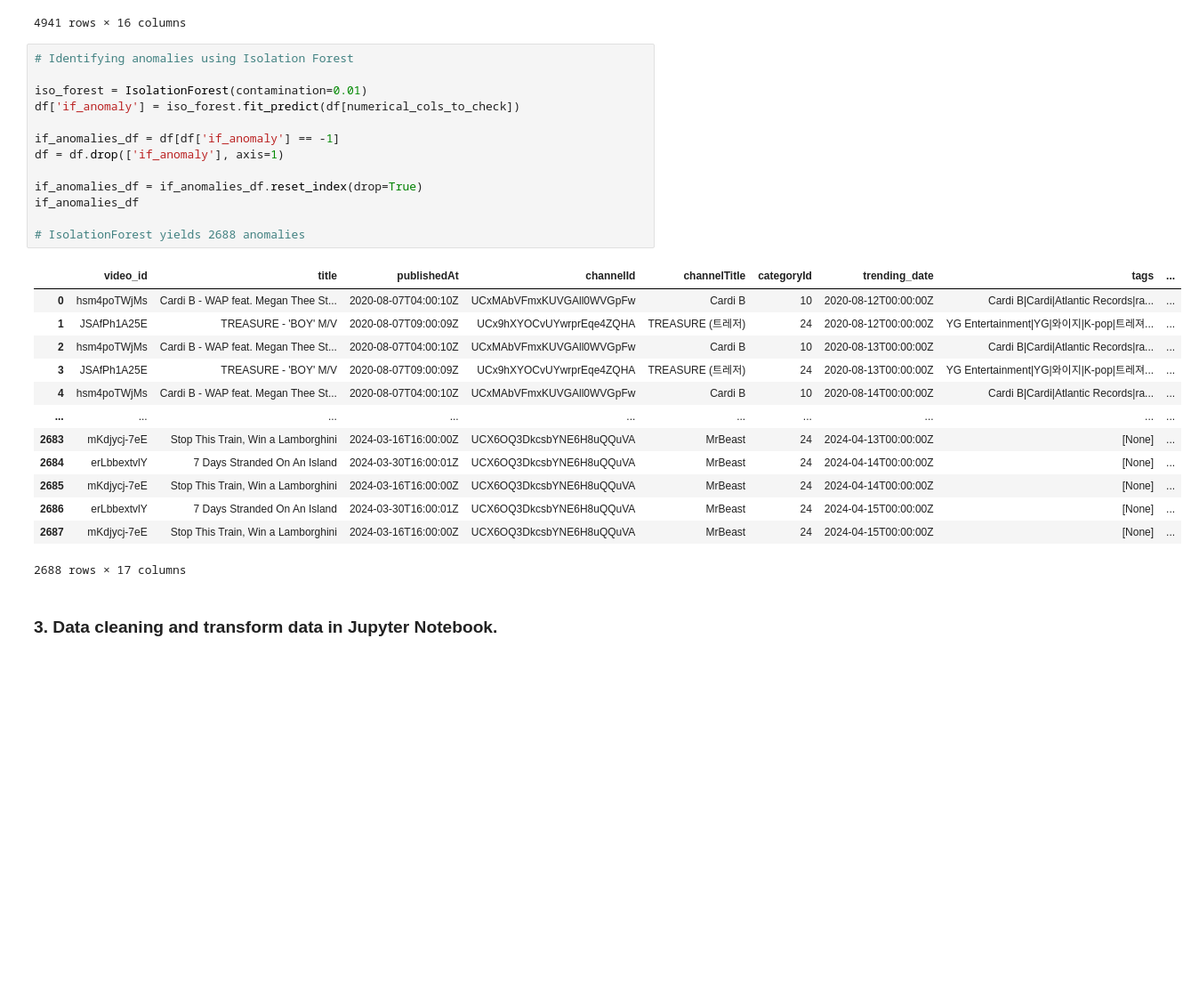
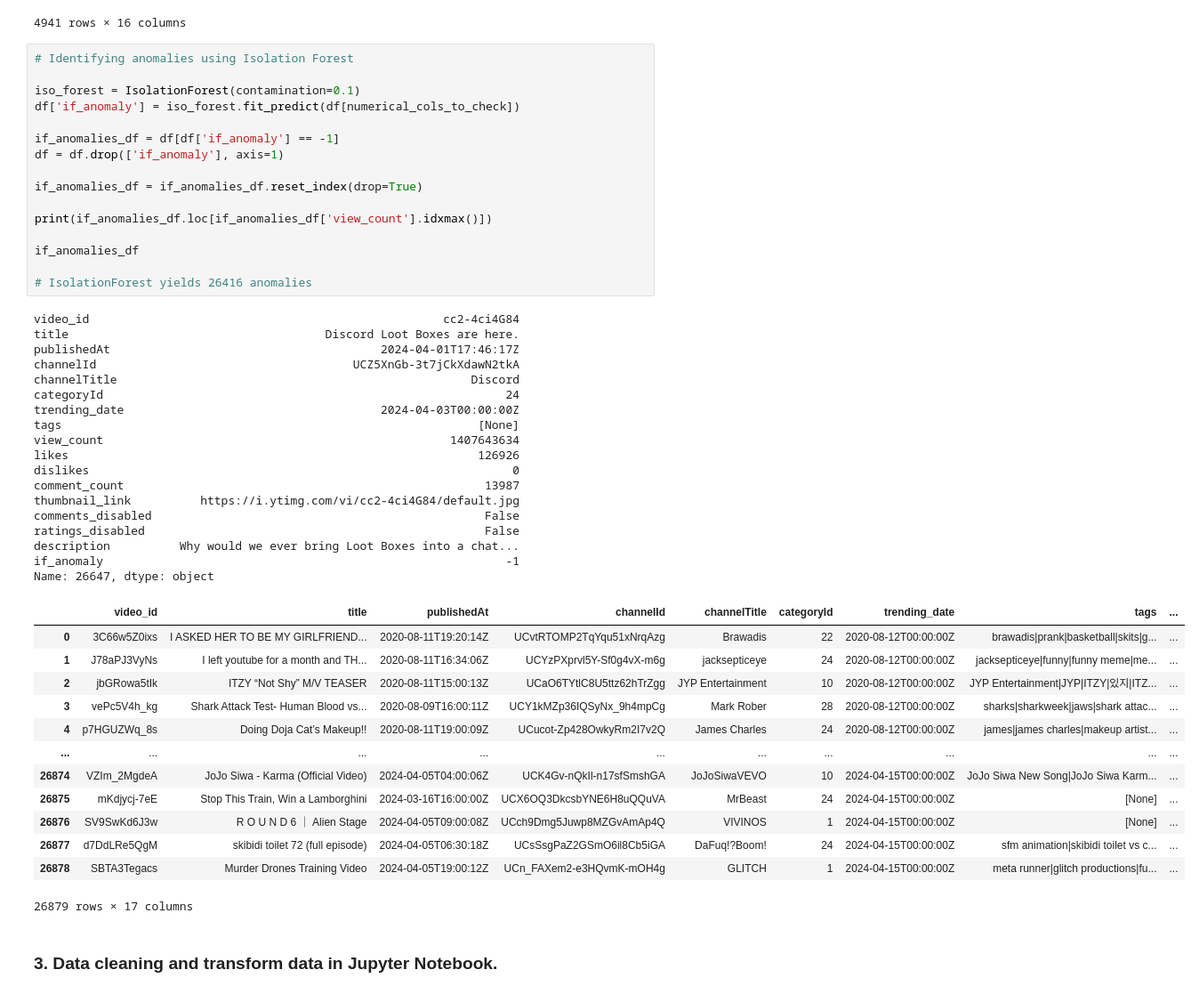
Before and after one commit to rishitadhalbisoi/google3D, a Jupyter notebook: Google3D.ipynb, the cells around one changed output. Shown at 89% size. Drawn from its saved outputs; the diff is of its cells as text; blank space fills up the shorter version.

```diff
--- a/Google3D.ipynb
+++ b/Google3D.ipynb
@@ -196,30 +219,51 @@ z_anomalies_df
 # %%
 # Identifying anomalies using Isolation Forest
 
-iso_forest = IsolationForest(contamination=0.01)
+iso_forest = IsolationForest(contamination=0.1)
 df['if_anomaly'] = iso_forest.fit_predict(df[numerical_cols_to_check])
 
 if_anomalies_df = df[df['if_anomaly'] == -1]
 df = df.drop(['if_anomaly'], axis=1)
 
 if_anomalies_df = if_anomalies_df.reset_index(drop=True)
+
+print(if_anomalies_df.loc[if_anomalies_df['view_count'].idxmax()])
+
 if_anomalies_df
 
-# IsolationForest yields 2688 anomalies
+# IsolationForest yields 26416 anomalies
 # %% [output]
+video_id                                                   cc2-4ci4G84
+title                                     Discord Loot Boxes are here.
+publishedAt                                       2024-04-01T17:46:17Z
+channelId                                     UCZ5XnGb-3t7jCkXdawN2tkA
+channelTitle                                                   Discord
+categoryId                                                          24
+trending_date                                     2024-04-03T00:00:00Z
+tags                                                            [None]
+view_count                                                  1407643634
+likes                                                           126926
+dislikes                                                             0
+comment_count                                                    13987
+thumbnail_link          https://i.ytimg.com/vi/cc2-4ci4G84/default.jpg
+comments_disabled                                                False
+ratings_disabled                                                 False
+description          Why would we ever bring Loot Boxes into a chat...
+if_anomaly                                                          -1
+Name: 26647, dtype: object
 |  | video_id | title | publishedAt | channelId | channelTitle | categoryId | trending_date | tags | ... |
-| 0 | hsm4poTWjMs | Cardi B - WAP feat. Megan Thee St... | 2020-08-07T04:00:10Z | UCxMAbVFmxKUVGAll0WVGpFw | Cardi B | 10 | 2020-08-12T00:00:00Z | Cardi B|Cardi|Atlantic Records|ra... | ... |
-| 1 | JSAfPh1A25E | TREASURE - 'BOY' M/V | 2020-08-07T09:00:09Z | UCx9hXYOCvUYwrprEqe4ZQHA | TREASURE (트레저) | 24 | 2020-08-12T00:00:00Z | YG Entertainment|YG|와이지|K-pop|트레져... | ... |
-| 2 | hsm4poTWjMs | Cardi B - WAP feat. Megan Thee St... | 2020-08-07T04:00:10Z | UCxMAbVFmxKUVGAll0WVGpFw | Cardi B | 10 | 2020-08-13T00:00:00Z | Cardi B|Cardi|Atlantic Records|ra... | ... |
-| 3 | JSAfPh1A25E | TREASURE - 'BOY' M/V | 2020-08-07T09:00:09Z | UCx9hXYOCvUYwrprEqe4ZQHA | TREASURE (트레저) | 24 | 2020-08-13T00:00:00Z | YG Entertainment|YG|와이지|K-pop|트레져... | ... |
-| 4 | hsm4poTWjMs | Cardi B - WAP feat. Megan Thee St... | 2020-08-07T04:00:10Z | UCxMAbVFmxKUVGAll0WVGpFw | Cardi B | 10 | 2020-08-14T00:00:00Z | Cardi B|Cardi|Atlantic Records|ra... | ... |
+| 0 | 3C66w5Z0ixs | I ASKED HER TO BE MY GIRLFRIEND... | 2020-08-11T19:20:14Z | UCvtRTOMP2TqYqu51xNrqAzg | Brawadis | 22 | 2020-08-12T00:00:00Z | brawadis|prank|basketball|skits|g... | ... |
+| 1 | J78aPJ3VyNs | I left youtube for a month and TH... | 2020-08-11T16:34:06Z | UCYzPXprvl5Y-Sf0g4vX-m6g | jacksepticeye | 24 | 2020-08-12T00:00:00Z | jacksepticeye|funny|funny meme|me... | ... |
+| 2 | jbGRowa5tIk | ITZY “Not Shy” M/V TEASER | 2020-08-11T15:00:13Z | UCaO6TYtlC8U5ttz62hTrZgg | JYP Entertainment | 10 | 2020-08-12T00:00:00Z | JYP Entertainment|JYP|ITZY|있지|ITZ... | ... |
+| 3 | vePc5V4h_kg | Shark Attack Test- Human Blood vs... | 2020-08-09T16:00:11Z | UCY1kMZp36IQSyNx_9h4mpCg | Mark Rober | 28 | 2020-08-12T00:00:00Z | sharks|sharkweek|jaws|shark attac... | ... |
+| 4 | p7HGUZWq_8s | Doing Doja Cat’s Makeup!! | 2020-08-11T19:00:09Z | UCucot-Zp428OwkyRm2I7v2Q | James Charles | 24 | 2020-08-12T00:00:00Z | james|james charles|makeup artist... | ... |
 | ... | ... | ... | ... | ... | ... | ... | ... | ... | ... |
-| 2683 | mKdjycj-7eE | Stop This Train, Win a Lamborghini | 2024-03-16T16:00:00Z | UCX6OQ3DkcsbYNE6H8uQQuVA | MrBeast | 24 | 2024-04-13T00:00:00Z | [None] | ... |
-| 2684 | erLbbextvlY | 7 Days Stranded On An Island | 2024-03-30T16:00:01Z | UCX6OQ3DkcsbYNE6H8uQQuVA | MrBeast | 24 | 2024-04-14T00:00:00Z | [None] | ... |
-| 2685 | mKdjycj-7eE | Stop This Train, Win a Lamborghini | 2024-03-16T16:00:00Z | UCX6OQ3DkcsbYNE6H8uQQuVA | MrBeast | 24 | 2024-04-14T00:00:00Z | [None] | ... |
-| 2686 | erLbbextvlY | 7 Days Stranded On An Island | 2024-03-30T16:00:01Z | UCX6OQ3DkcsbYNE6H8uQQuVA | MrBeast | 24 | 2024-04-15T00:00:00Z | [None] | ... |
-| 2687 | mKdjycj-7eE | Stop This Train, Win a Lamborghini | 2024-03-16T16:00:00Z | UCX6OQ3DkcsbYNE6H8uQQuVA | MrBeast | 24 | 2024-04-15T00:00:00Z | [None] | ... |
+| 26874 | VZIm_2MgdeA | JoJo Siwa - Karma (Official Video) | 2024-04-05T04:00:06Z | UCK4Gv-nQkIl-n17sfSmshGA | JoJoSiwaVEVO | 10 | 2024-04-15T00:00:00Z | JoJo Siwa New Song|JoJo Siwa Karm... | ... |
+| 26875 | mKdjycj-7eE | Stop This Train, Win a Lamborghini | 2024-03-16T16:00:00Z | UCX6OQ3DkcsbYNE6H8uQQuVA | MrBeast | 24 | 2024-04-15T00:00:00Z | [None] | ... |
+| 26876 | SV9SwKd6J3w | R O U N D 6 ｜ Alien Stage | 2024-04-05T09:00:08Z | UCch9Dmg5Juwp8MZGvAmAp4Q | VIVINOS | 1 | 2024-04-15T00:00:00Z | [None] | ... |
+| 26877 | d7DdLRe5QgM | skibidi toilet 72 (full episode) | 2024-04-05T06:30:18Z | UCsSsgPaZ2GSmO6il8Cb5iGA | DaFuq!?Boom! | 24 | 2024-04-15T00:00:00Z | sfm animation|skibidi toilet vs c... | ... |
+| 26878 | SBTA3Tegacs | Murder Drones Training Video | 2024-04-05T19:00:12Z | UCn_FAXem2-e3HQvmK-mOH4g | GLITCH | 1 | 2024-04-15T00:00:00Z | meta runner|glitch productions|fu... | ... |
-2688 rows × 17 columns
+26879 rows × 17 columns
 # %% [markdown]
 ### 3. Data cleaning and transform data in Jupyter Notebook.
 # %%
```
Also changed, not shown: parts of 10 cells of this notebook.
